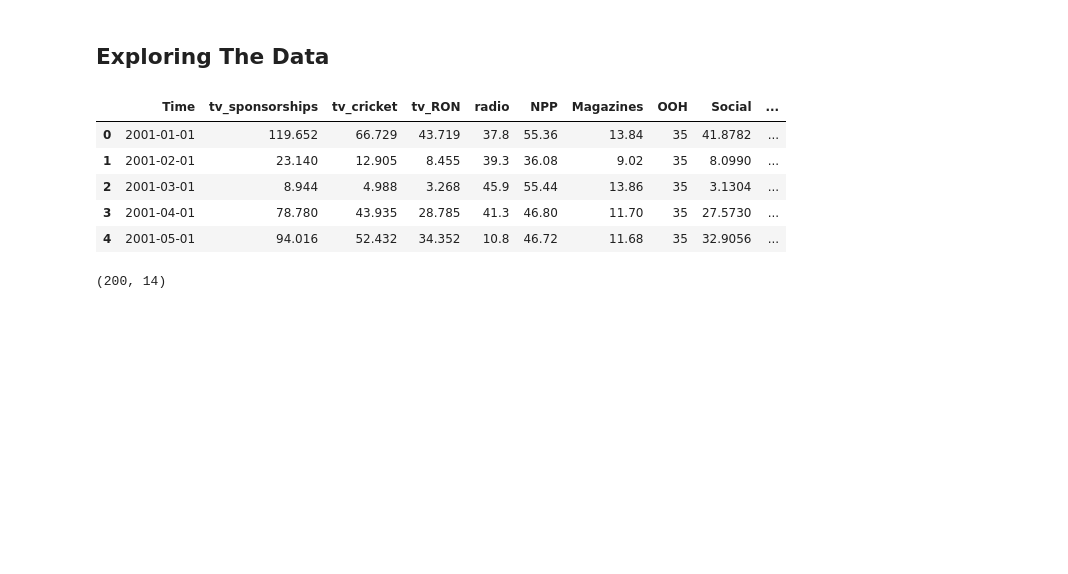
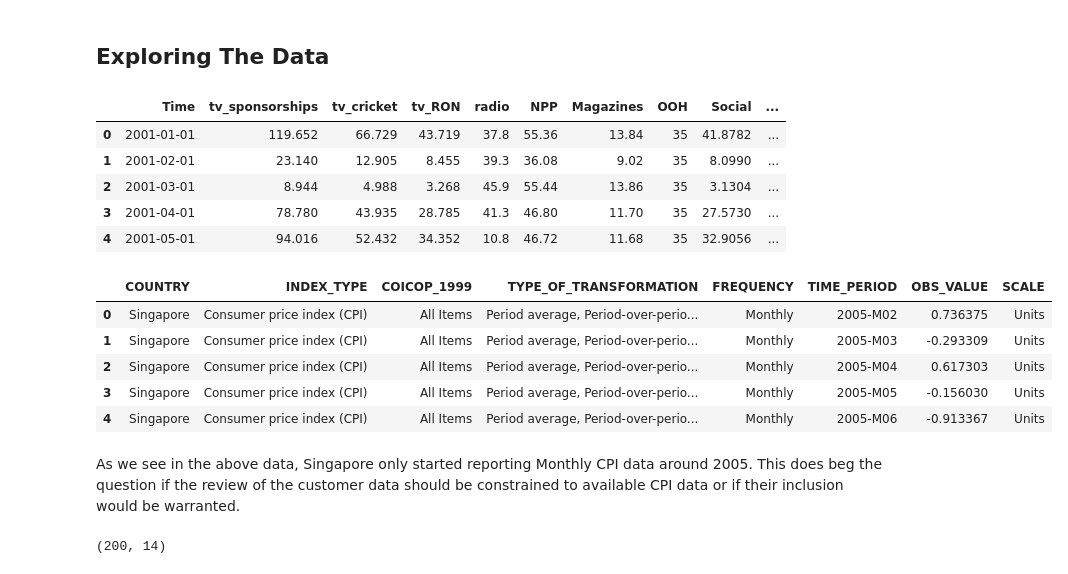
Before and after one commit to helios1014/marketing_mix_modeling, a Jupyter notebook: mmm.ipynb, the cells around one changed output. Drawn from its saved outputs; the diff is of its cells as text; code cells hidden in the pictures; blank space fills up the shorter version.

Commit message:
Added CPI data and updated notebook

```diff
--- a/mmm.ipynb
+++ b/mmm.ipynb
@@ -6,6 +6,8 @@ import seaborn as sns
 # %%
 raw_df=pd.read_csv('mediamix_sales.csv')
 raw_df['Time'] = pd.to_datetime(raw_df['Time'], format='%d/%m/%y')
+# %%
+cpi_df = pd.read_csv('dataset_2025-08-25T04_22_18.531774575Z_DEFAULT_INTEGRATION_IMF.STA_CPI_5.0.0.csv')
 # %% [markdown]
 # Mixed Media Model Notebook
 
@@ -45,6 +46,17 @@ raw_df.head()
 | 2 | 2001-03-01 | 8.944 | 4.988 | 3.268 | 45.9 | 55.44 | 13.86 | 35 | 3.1304 | ... |
 | 3 | 2001-04-01 | 78.780 | 43.935 | 28.785 | 41.3 | 46.80 | 11.70 | 35 | 27.5730 | ... |
 | 4 | 2001-05-01 | 94.016 | 52.432 | 34.352 | 10.8 | 46.72 | 11.68 | 35 | 32.9056 | ... |
+# %%
+cpi_df.head()
+# %% [output]
+|  | COUNTRY | INDEX_TYPE | COICOP_1999 | TYPE_OF_TRANSFORMATION | FREQUENCY | TIME_PERIOD | OBS_VALUE | SCALE |
+| 0 | Singapore | Consumer price index (CPI) | All Items | Period average, Period-over-perio... | Monthly | 2005-M02 | 0.736375 | Units |
+| 1 | Singapore | Consumer price index (CPI) | All Items | Period average, Period-over-perio... | Monthly | 2005-M03 | -0.293309 | Units |
+| 2 | Singapore | Consumer price index (CPI) | All Items | Period average, Period-over-perio... | Monthly | 2005-M04 | 0.617303 | Units |
+| 3 | Singapore | Consumer price index (CPI) | All Items | Period average, Period-over-perio... | Monthly | 2005-M05 | -0.156030 | Units |
+| 4 | Singapore | Consumer price index (CPI) | All Items | Period average, Period-over-perio... | Monthly | 2005-M06 | -0.913367 | Units |
+# %% [markdown]
+As we see in the above data, Singapore only started reporting Monthly CPI data around 2005. This does beg the question if the review of the customer data should be constrained to available CPI data or if their inclusion would be warranted.
 # %%
 raw_df.shape
 # %% [output]
```
Also changed, not shown: parts of 3 cells of this notebook, 1 other file.
